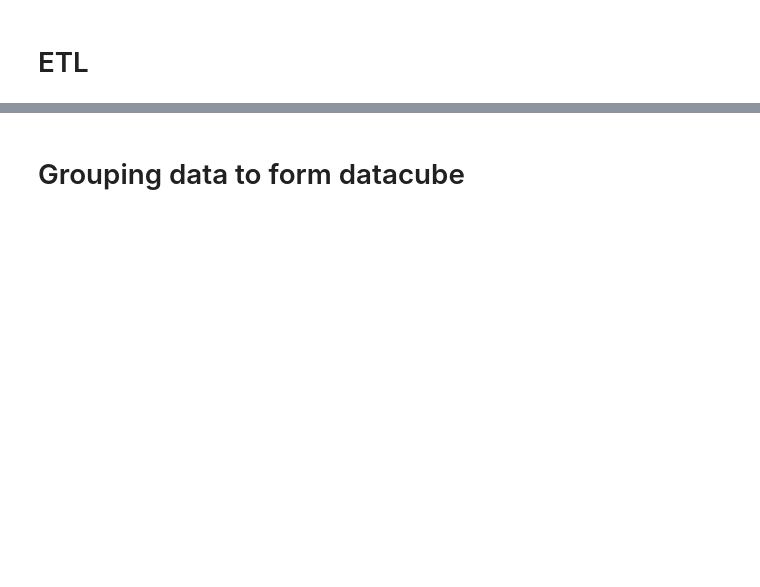
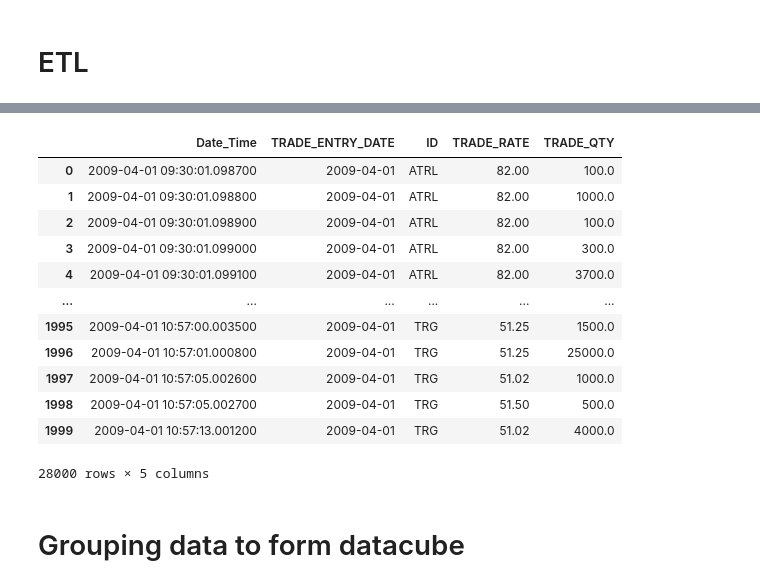
Before and after one commit to Syed-Sherjeel/PSX_Trading_Bot, a Jupyter notebook: Project_file.ipynb, the cells around one changed output, grey strips where cells are left out. Cells and saved outputs as stored; diff of their text form; code cells hidden in the pictures; blank space fills up the shorter version.

```diff
--- a/Project_file.ipynb
+++ b/Project_file.ipynb
@@ -538,3 +582,20 @@ done  4 X
+# %%
+df.columns=['Date_Time','TRADE_ENTRY_DATE','ID','TRADE_RATE','TRADE_QTY']
+df
+# %% [output]
+|  | Date_Time | TRADE_ENTRY_DATE | ID | TRADE_RATE | TRADE_QTY |
+| 0 | 2009-04-01 09:30:01.098700 | 2009-04-01 | ATRL | 82.00 | 100.0 |
+| 1 | 2009-04-01 09:30:01.098800 | 2009-04-01 | ATRL | 82.00 | 1000.0 |
+| 2 | 2009-04-01 09:30:01.098900 | 2009-04-01 | ATRL | 82.00 | 100.0 |
+| 3 | 2009-04-01 09:30:01.099000 | 2009-04-01 | ATRL | 82.00 | 300.0 |
+| 4 | 2009-04-01 09:30:01.099100 | 2009-04-01 | ATRL | 82.00 | 3700.0 |
+| ... | ... | ... | ... | ... | ... |
+| 1995 | 2009-04-01 10:57:00.003500 | 2009-04-01 | TRG | 51.25 | 1500.0 |
+| 1996 | 2009-04-01 10:57:01.000800 | 2009-04-01 | TRG | 51.25 | 25000.0 |
+| 1997 | 2009-04-01 10:57:05.002600 | 2009-04-01 | TRG | 51.02 | 1000.0 |
+| 1998 | 2009-04-01 10:57:05.002700 | 2009-04-01 | TRG | 51.50 | 500.0 |
+| 1999 | 2009-04-01 10:57:13.001200 | 2009-04-01 | TRG | 51.02 | 4000.0 |
+28000 rows × 5 columns
 # %% [markdown]
 # Grouping data to form datacube
 # %%
```
Also changed, not shown: parts of 8 cells of this notebook, 1 other file.
